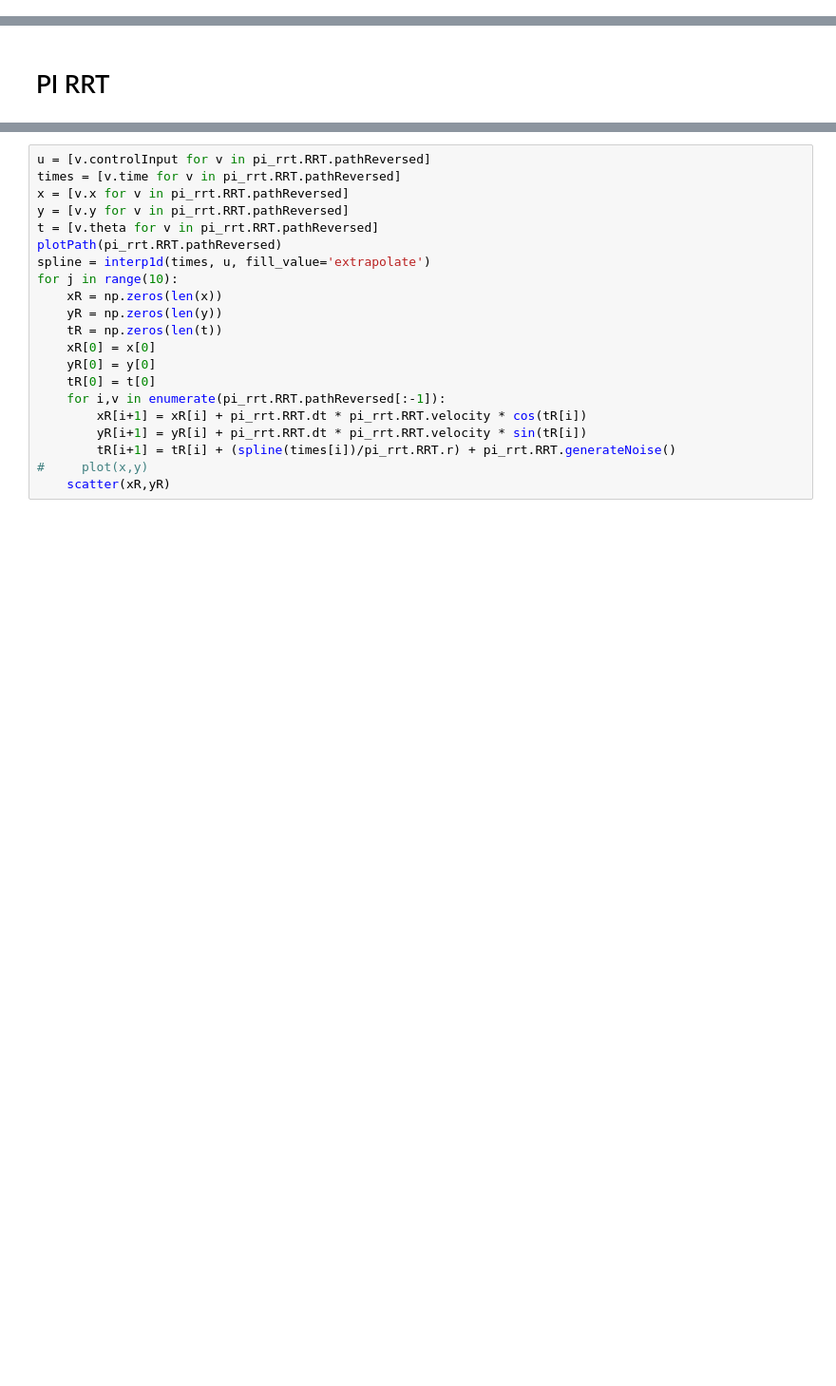
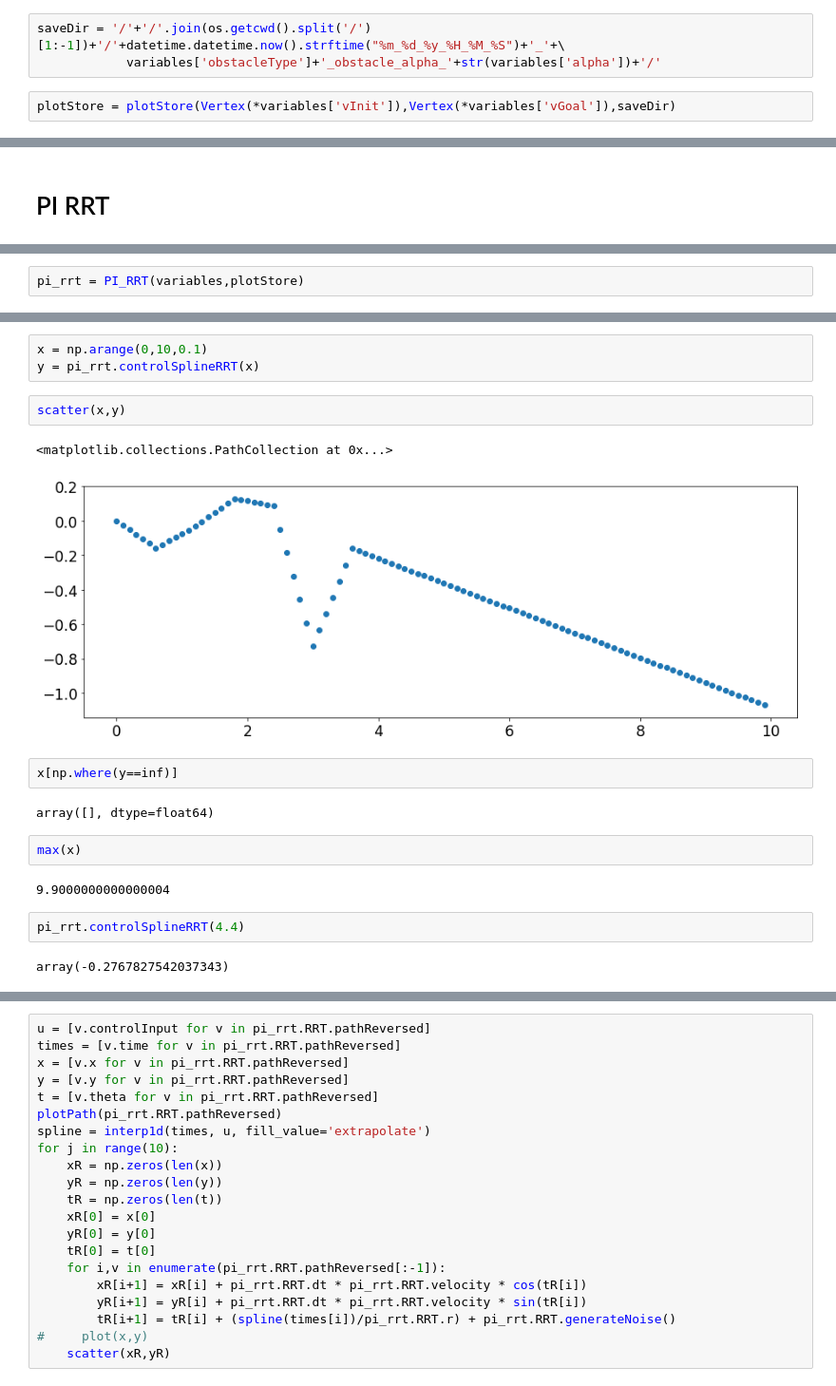
Before and after one commit to ankitkaushik/StochasticOptimalControl, a Jupyter notebook: PI_RRT.ipynb, the cells around one changed output, grey strips where cells are left out. Shown: that part at 95% size. Cells and saved outputs as stored; diff of their text form; blank space fills up the shorter version.

Commit message:
More debugging on controlledSteering with RRTStar

```diff
--- a/PI_RRT.ipynb
+++ b/PI_RRT.ipynb
@@ -22,0 +38,5 @@ Populating the interactive namespace from numpy and matplotlib
+# %%
+saveDir = '/'+'/'.join(os.getcwd().split('/')[1:-1])+'/'+datetime.datetime.now().strftime("%m_%d_%y_%H_%M_%S")+'_'+\
+            variables['obstacleType']+'_obstacle_alpha_'+str(variables['alpha'])+'/'
+# %%
+plotStore = plotStore(Vertex(*variables['vInit']),Vertex(*variables['vGoal']),saveDir)
@@ -40,0 +54,2 @@ pi_rrt = PI_RRT(vInit,vGoal,alpha,saveDir,useRRTStar,controlledSteering,obstacle
+# %%
+pi_rrt = PI_RRT(variables,plotStore)
@@ -42,0 +92,20 @@ pi_rrt.runRRT()
+# %%
+x = np.arange(0,10,0.1)
+y = pi_rrt.controlSplineRRT(x)
+# %%
+scatter(x,y)
+# %% [output]
+<matplotlib.collections.PathCollection at 0x...>
+[figure, added]
+# %%
+x[np.where(y==inf)]
+# %% [output]
+array([], dtype=float64)
+# %%
+max(x)
+# %% [output]
+9.9000000000000004
+# %%
+pi_rrt.controlSplineRRT(4.4)
+# %% [output]
+array(-0.2767827542037343)
```
Also changed, not shown: parts of 44 cells of this notebook, 5 other files.
